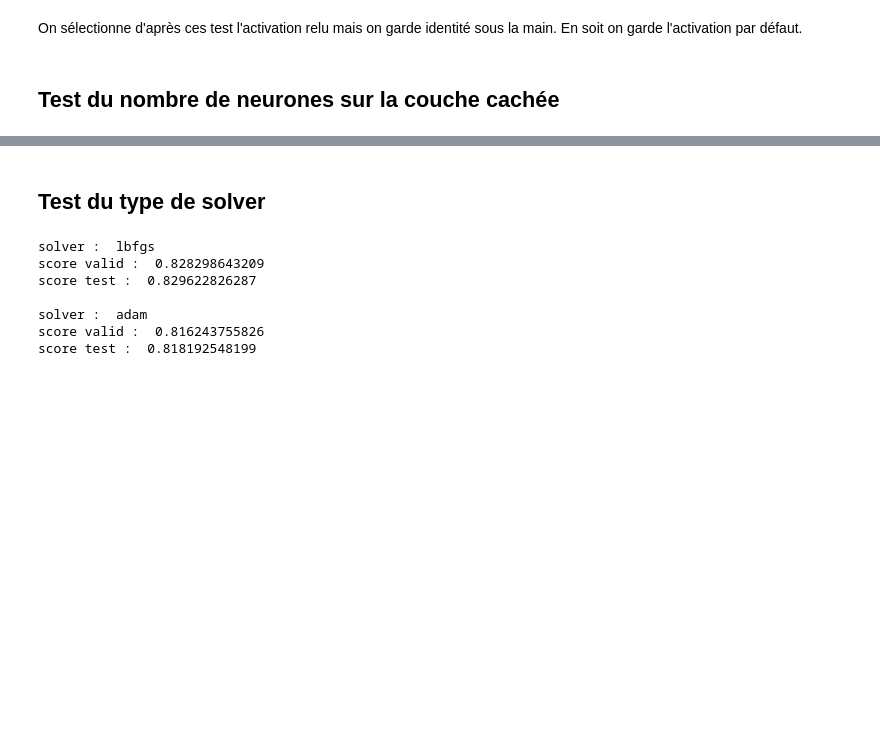
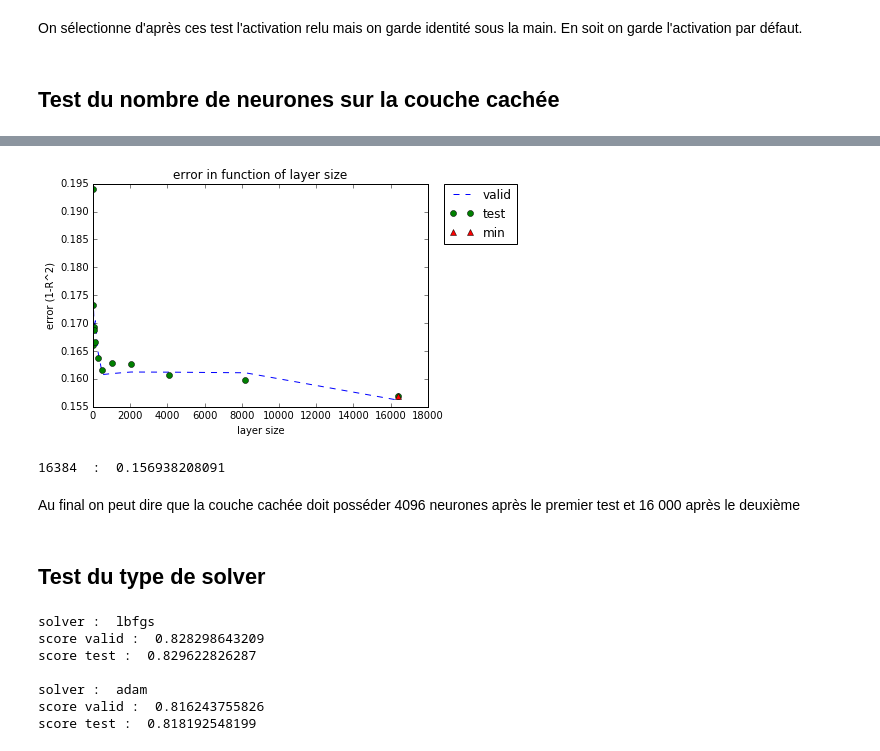
Before and after one commit to MaxouGJ/House-Prices, a Jupyter notebook: PROJET_HP_Maxime.ipynb, the cells around one changed output, grey strips where cells are left out. Cells and saved outputs as stored; diff of their text form; code cells hidden in the pictures; blank space fills up the shorter version.

```diff
--- a/PROJET_HP_Maxime.ipynb
+++ b/PROJET_HP_Maxime.ipynb
@@ -1385,3 +1429,23 @@ Ici on remarque plus on a de neurones plus c'est efficace même si il y a une ce
+# %%
+scores_valid_size = [1-x for x in scores_valid_layer2]
+scores_test_size = [1-x for x in scores_test_layer2]
+min_x = layer_sizes[np.argmin(scores_test_size)]
+min_y = np.min(scores_test_size)
+plt.plot(layer_sizes,scores_valid_size, 'r--', color='b', label='valid')
+plt.plot(layer_sizes, scores_test_size, 'ro', color='g', label='test')
+plt.plot(min_x, min_y, 'g^', color='r', label="min")
+plt.ylabel("error (1-R^2)")
+plt.xlabel("layer size")
+plt.title("error in function of layer size")
+plt.legend(bbox_to_anchor=(1.05, 1), loc=2, borderaxespad=0.)
+plt.show()
+
+print min_x, " : ", min_y
+# %% [output]
+[figure, added]
+16384  :  0.156938208091
+# %% [markdown]
+Au final on peut dire que la couche cachée doit posséder 4096 neurones après le premier test et 16 000 après le deuxième
 # %% [markdown]
 ## Test du type de solver
 # %%
```
Also changed, not shown: parts of 19 cells of this notebook.
